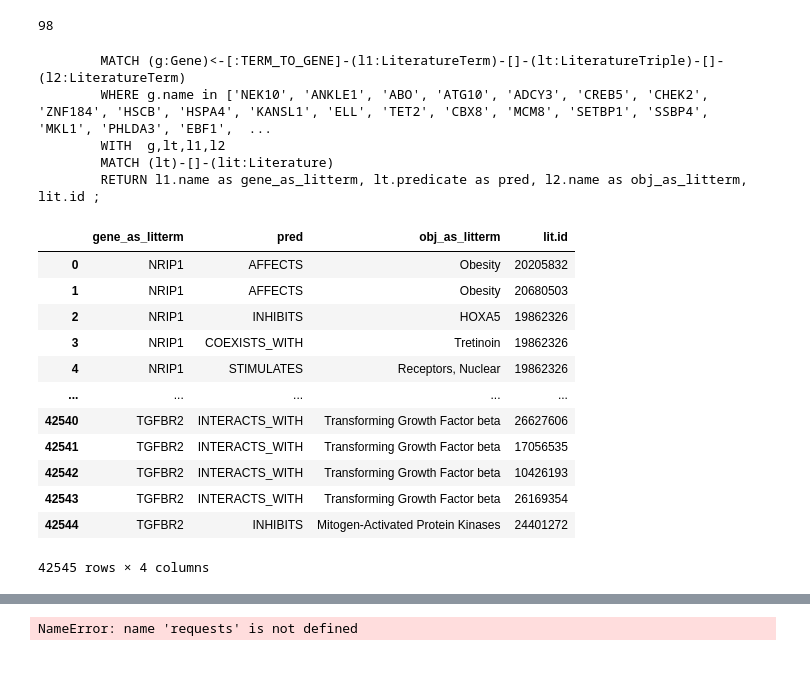
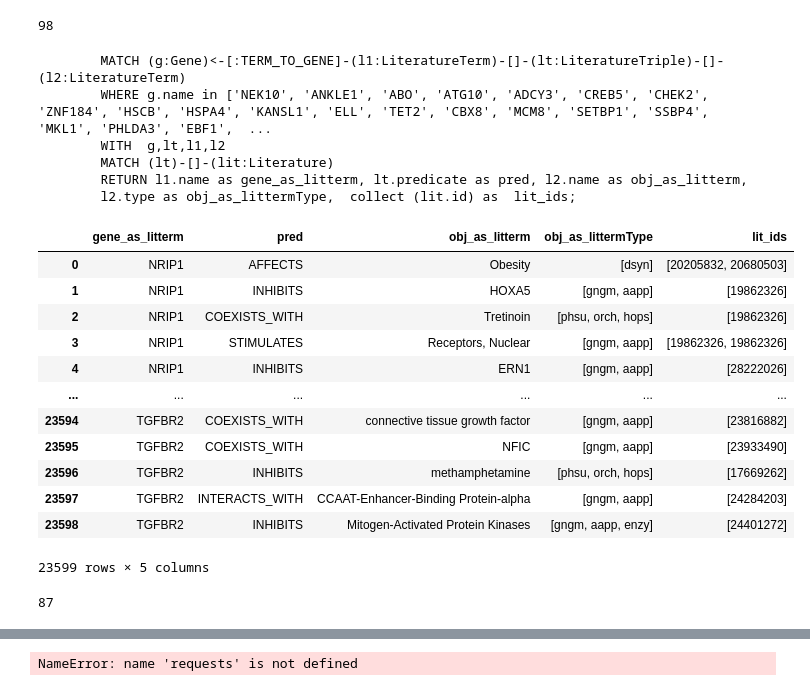
Before and after one commit to mvab/epigraphdb-breast-cancer, a Jupyter notebook: breast_cancer_map_to_lit.ipynb, the cells around one changed output, grey strips where cells are left out. Cells and saved outputs as stored; diff of their text form; code cells hidden in the pictures.

```diff
--- a/breast_cancer_map_to_lit.ipynb
+++ b/breast_cancer_map_to_lit.ipynb
@@ -169,40 +80,43 @@ Name: lit_term.name, dtype: int64
 ## Testing literature triples
 # %%
 genes_test_df = pd.read_csv("query_results/bc_gwas_expressed_in_breastTissue.tsv", sep = '\t')
-genes_test = list(set(genes_test_df['gene.name']))
-len(genes_test)
+GENE_LIST = list(set(genes_test_df['gene.name']))
+len(GENE_LIST) # genes expressed in breast tissues with effect in GWAS
 # %% [output]
 98
 # %%
-
-GENE_LIST = genes_test # genes expressed in breast tissues with effect in GWAS
-
 # tophits in GWAS -> genes -> expressed in Breast tissue -> map to lit -> triple to other lit term
 query = """
         MATCH (g:Gene)<-[:TERM_TO_GENE]-(l1:LiteratureTerm)-[]-(lt:LiteratureTriple)-[]-(l2:LiteratureTerm)
         WHERE g.name in {gene_list}
         WITH  g,lt,l1,l2
         MATCH (lt)-[]-(lit:Literature)
-        RETURN l1.name as gene_as_litterm, lt.predicate as pred, l2.name as obj_as_litterm, lit.id ;
+        RETURN l1.name as gene_as_litterm, lt.predicate as pred, l2.name as obj_as_litterm,
+        l2.type as obj_as_littermType,  collect (lit.id) as  lit_ids;
     """.format(gene_list=GENE_LIST)
 df= query_to_df(query)
 df
 # %% [output]
         MATCH (g:Gene)<-[:TERM_TO_GENE]-(l1:LiteratureTerm)-[]-(lt:LiteratureTriple)-[]-(l2:LiteratureTerm)
         WHERE g.name in ['NEK10', 'ANKLE1', 'ABO', 'ATG10', 'ADCY3', 'CREB5', 'CHEK2', 'ZNF184', 'HSCB', 'HSPA4', 'KANSL1', 'ELL', 'TET2', 'CBX8', 'MCM8', 'SETBP1', 'SSBP4', 'MKL1', 'PHLDA3', 'EBF1',  ...
         WITH  g,lt,l1,l2
         MATCH (lt)-[]-(lit:Literature)
-        RETURN l1.name as gene_as_litterm, lt.predicate as pred, l2.name as obj_as_litterm, lit.id ;
+        RETURN l1.name as gene_as_litterm, lt.predicate as pred, l2.name as obj_as_litterm,
+        l2.type as obj_as_littermType,  collect (lit.id) as  lit_ids;
-|  | gene_as_litterm | pred | obj_as_litterm | lit.id |
-| 0 | NRIP1 | AFFECTS | Obesity | 20205832 |
-| 1 | NRIP1 | AFFECTS | Obesity | 20680503 |
-| 2 | NRIP1 | INHIBITS | HOXA5 | 19862326 |
-| 3 | NRIP1 | COEXISTS_WITH | Tretinoin | 19862326 |
-| 4 | NRIP1 | STIMULATES | Receptors, Nuclear | 19862326 |
-| ... | ... | ... | ... | ... |
-| 42540 | TGFBR2 | INTERACTS_WITH | Transforming Growth Factor beta | 26627606 |
-| 42541 | TGFBR2 | INTERACTS_WITH | Transforming Growth Factor beta | 17056535 |
-| 42542 | TGFBR2 | INTERACTS_WITH | Transforming Growth Factor beta | 10426193 |
-| 42543 | TGFBR2 | INTERACTS_WITH | Transforming Growth Factor beta | 26169354 |
-| 42544 | TGFBR2 | INHIBITS | Mitogen-Activated Protein Kinases | 24401272 |
+|  | gene_as_litterm | pred | obj_as_litterm | obj_as_littermType | lit_ids |
+| 0 | NRIP1 | AFFECTS | Obesity | [dsyn] | [20205832, 20680503] |
+| 1 | NRIP1 | INHIBITS | HOXA5 | [gngm, aapp] | [19862326] |
+| 2 | NRIP1 | COEXISTS_WITH | Tretinoin | [phsu, orch, hops] | [19862326] |
+| 3 | NRIP1 | STIMULATES | Receptors, Nuclear | [gngm, aapp] | [19862326, 19862326] |
+| 4 | NRIP1 | INHIBITS | ERN1 | [gngm, aapp] | [28222026] |
+| ... | ... | ... | ... | ... | ... |
+| 23594 | TGFBR2 | COEXISTS_WITH | connective tissue growth factor | [gngm, aapp] | [23816882] |
+| 23595 | TGFBR2 | COEXISTS_WITH | NFIC | [gngm, aapp] | [23933490] |
+| 23596 | TGFBR2 | INHIBITS | methamphetamine | [phsu, orch, hops] | [17669262] |
+| 23597 | TGFBR2 | INTERACTS_WITH | CCAAT-Enhancer-Binding Protein-alpha | [gngm, aapp] | [24284203] |
+| 23598 | TGFBR2 | INHIBITS | Mitogen-Activated Protein Kinases | [gngm, aapp, enzy] | [24401272] |
-42545 rows × 4 columns
+23599 rows × 5 columns
+# %%
+len(set(df['gene_as_litterm']))
+# %% [output]
+87
```
Also changed, not shown: parts of 15 cells of this notebook, 5 other files.
